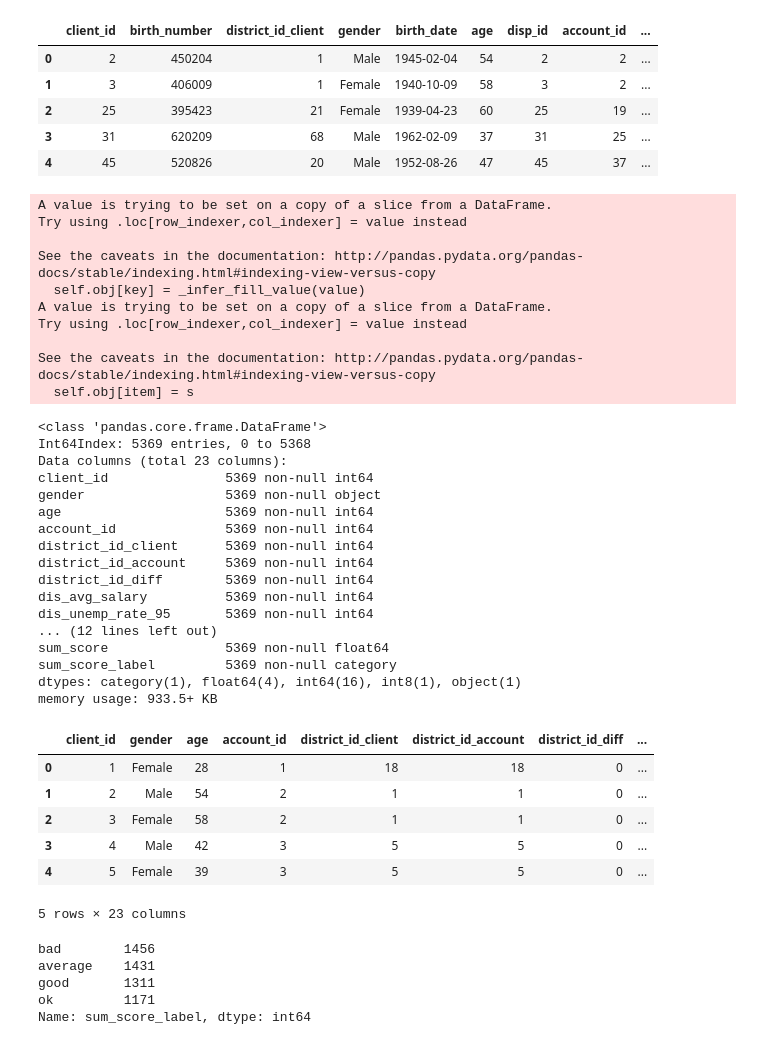
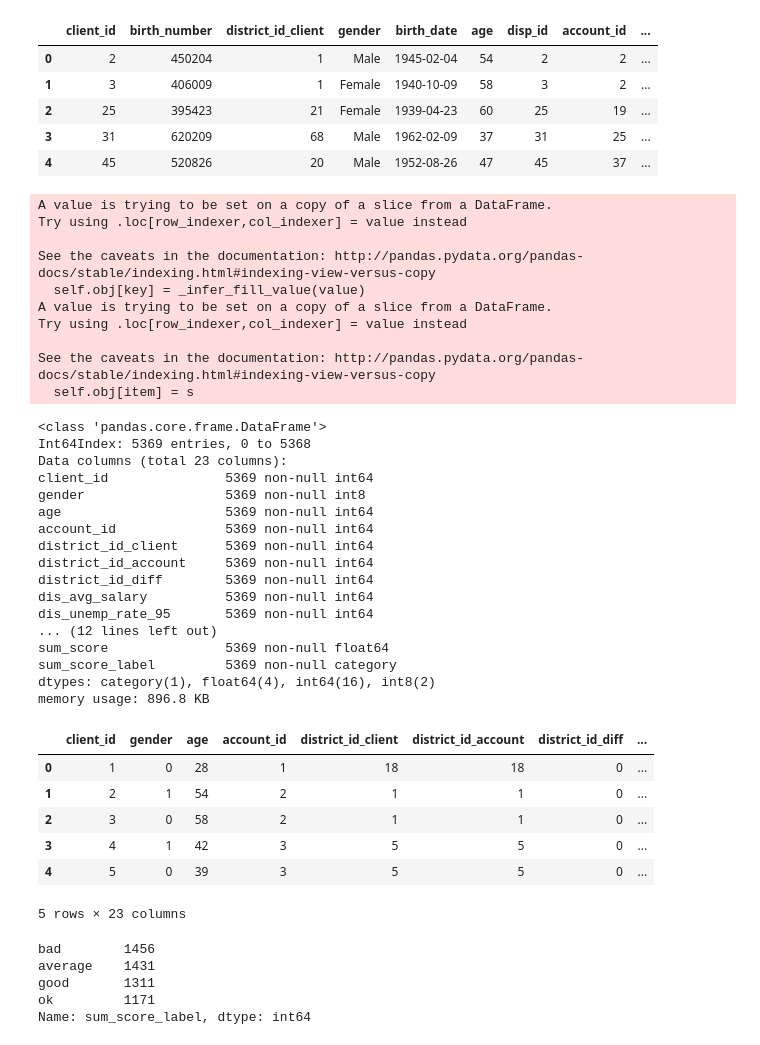
Before and after one commit to r3dlex/teachalot, a Jupyter notebook: Learning/Fgv/AplicacoesDeInteligenciaArtificial/CzechBank/Src/CzechBank.ipynb, the cells around one changed output. Cells and saved outputs as stored; diff of their text form; code cells hidden in the pictures.

Commit message:
Uses clients_ratings data.frame instead of reading from the old R CSV.

```diff
--- a/Learning/Fgv/AplicacoesDeInteligenciaArtificial/CzechBank/Src/CzechBank.ipynb
+++ b/Learning/Fgv/AplicacoesDeInteligenciaArtificial/CzechBank/Src/CzechBank.ipynb
@@ -375,9 +375,9 @@ clients_rating.loc[:, 'client_type'] = clients_districts['type'].astype(dtype =
 card_score_lookup = [2, 3, 1, 0] # nan gets converted to - 1
 clients_rating = clients_rating.merge(clients_districts_cards[['client_id', 'type_card', 'issued']], how = 'left', on = 'client_id')
 clients_rating.loc[:, 'type_card'] = clients_rating.type_card.astype(dtype='category').cat.codes.apply(lambda x: card_score_lookup[x]).astype(dtype = 'int64')
-clients_rating.loc[:, 'years_card'] = 0
+clients_rating.loc[:, 'year_card'] = 0
 cards_years_mask = clients_rating.issued.notna()
-clients_rating.loc[cards_years_mask, 'years_card'] = clients_rating.issued[cards_years_mask].apply(lambda date: get_int_years_delta(date, reference_analysis_date)).astype(dtype = 'int64')
+clients_rating.loc[cards_years_mask, 'year_card'] = clients_rating.issued[cards_years_mask].apply(lambda date: get_int_years_delta(date, reference_analysis_date)).astype(dtype = 'int64')
 clients_rating.drop('issued', axis = 1, inplace = True)
 
 clients_rating = clients_rating.merge(clients_accounts_loans[['client_id', 'frequency', 'status']], how = 'left', on = 'client_id')
@@ -393,43 +393,45 @@ clients_rating.duration_loan.fillna(0, inplace = True)
 clients_rating.loc[:, 'mth_to_pay_loan'] = clients_rating.apply(lambda row: row['duration_loan'] - row['year_loan'] * 12, axis = 1)
 
 clients_rating.loc[:, 'sum_score'] = clients_rating.apply(lambda row: max(row['district_id_diff':'mth_to_pay_loan'].sum(), 0), axis = 1)
-clients_rating.loc[:, 'sum_score_label'] = pd.qcut(clients_rating.sum_score, 4, labels=['bad', 'average', 'ok', 'good'])
+sum_score_discrete_labels = ['bad', 'average', 'ok', 'good']
+clients_rating.loc[:, 'sum_score_label'] = pd.qcut(clients_rating.sum_score, 4, labels = sum_score_discrete_labels)
+clients_rating.loc[:, 'gender'] = clients_rating.gender.astype(dtype = 'category').cat.codes
 clients_rating.info()
 clients_rating.head()
 # %% [output]
 A value is trying to be set on a copy of a slice from a DataFrame.
 Try using .loc[row_indexer,col_indexer] = value instead
 
 See the caveats in the documentation: http://pandas.pydata.org/pandas-docs/stable/indexing.html#indexing-view-versus-copy
   self.obj[key] = _infer_fill_value(value)
 A value is trying to be set on a copy of a slice from a DataFrame.
 Try using .loc[row_indexer,col_indexer] = value instead
 
 See the caveats in the documentation: http://pandas.pydata.org/pandas-docs/stable/indexing.html#indexing-view-versus-copy
   self.obj[item] = s
 <class 'pandas.core.frame.DataFrame'>
 Int64Index: 5369 entries, 0 to 5368
 Data columns (total 23 columns):
 client_id               5369 non-null int64
-gender                  5369 non-null object
+gender                  5369 non-null int8
 age                     5369 non-null int64
 account_id              5369 non-null int64
 district_id_client      5369 non-null int64
 district_id_account     5369 non-null int64
 district_id_diff        5369 non-null int64
 dis_avg_salary          5369 non-null int64
 dis_unemp_rate_95       5369 non-null int64
 ... (12 lines left out)
 sum_score               5369 non-null float64
 sum_score_label         5369 non-null category
-dtypes: category(1), float64(4), int64(16), int8(1), object(1)
-memory usage: 933.5+ KB
+dtypes: category(1), float64(4), int64(16), int8(2)
+memory usage: 896.8 KB
 |  | client_id | gender | age | account_id | district_id_client | district_id_account | district_id_diff | ... |
-| 0 | 1 | Female | 28 | 1 | 18 | 18 | 0 | ... |
-| 1 | 2 | Male | 54 | 2 | 1 | 1 | 0 | ... |
-| 2 | 3 | Female | 58 | 2 | 1 | 1 | 0 | ... |
-| 3 | 4 | Male | 42 | 3 | 5 | 5 | 0 | ... |
-| 4 | 5 | Female | 39 | 3 | 5 | 5 | 0 | ... |
+| 0 | 1 | 0 | 28 | 1 | 18 | 18 | 0 | ... |
+| 1 | 2 | 1 | 54 | 2 | 1 | 1 | 0 | ... |
+| 2 | 3 | 0 | 58 | 2 | 1 | 1 | 0 | ... |
+| 3 | 4 | 1 | 42 | 3 | 5 | 5 | 0 | ... |
+| 4 | 5 | 0 | 39 | 3 | 5 | 5 | 0 | ... |
 5 rows × 23 columns
 # %%
 clients_rating.sum_score_label.value_counts()
```
Also changed, not shown: parts of 1 cell of this notebook.
